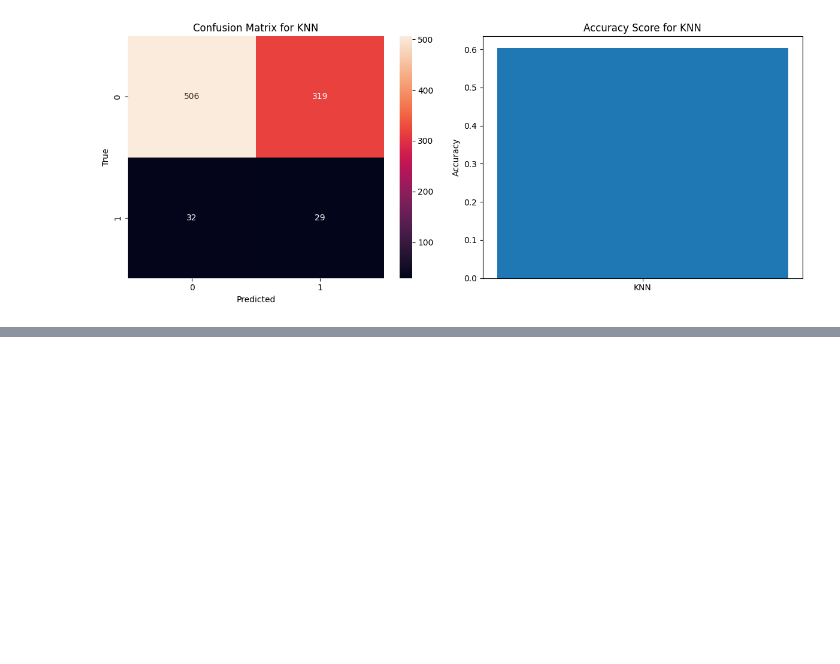
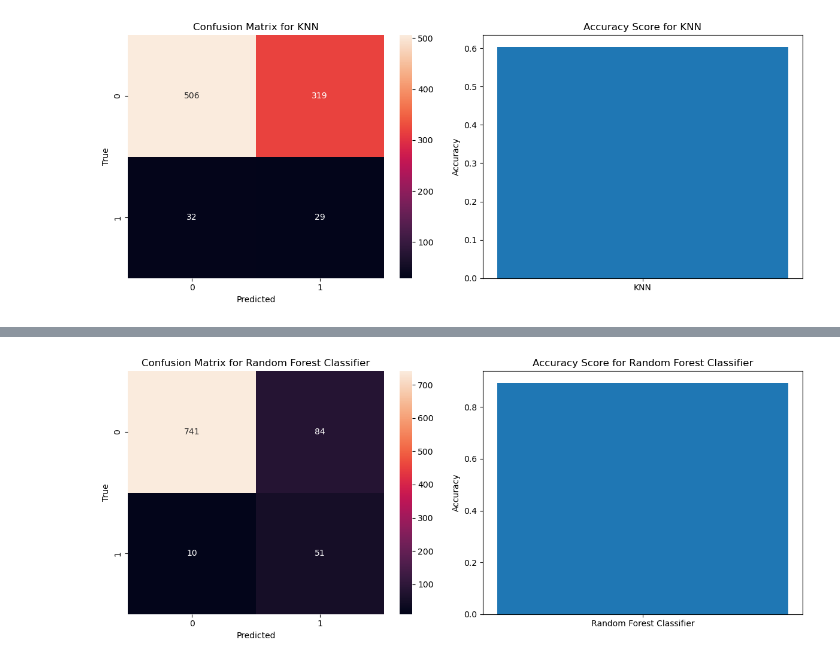
Before and after one commit to yingliu02/DATA240_Project, a Jupyter notebook: DATA240_project_w_models.ipynb, the cells around one changed output, grey strips where cells are left out. Saved outputs shown, nothing was run; the diff lists cells and outputs as text; code cells hidden in the pictures; blank space fills up the shorter version.

```diff
--- a/DATA240_project_w_models.ipynb
+++ b/DATA240_project_w_models.ipynb
@@ -375,0 +383,5 @@ ValueError: ignored
+# %%
+# For Decision Tree
+plot_model_results(RF, X_test, y_test, 'Random Forest Classifier')
+# %% [output]
+[figure, added]
```
Also changed, not shown: parts of 17 cells of this notebook.
